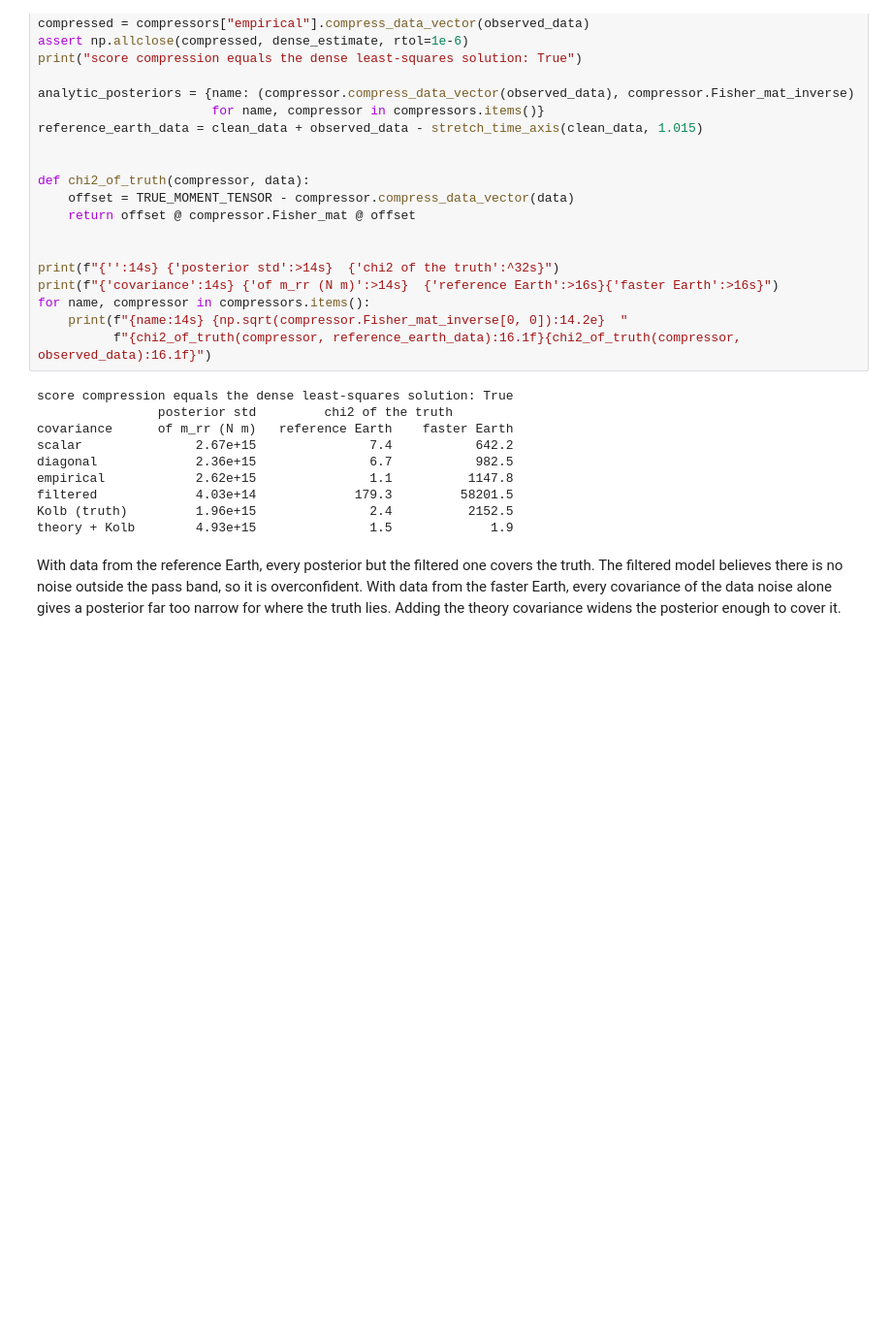
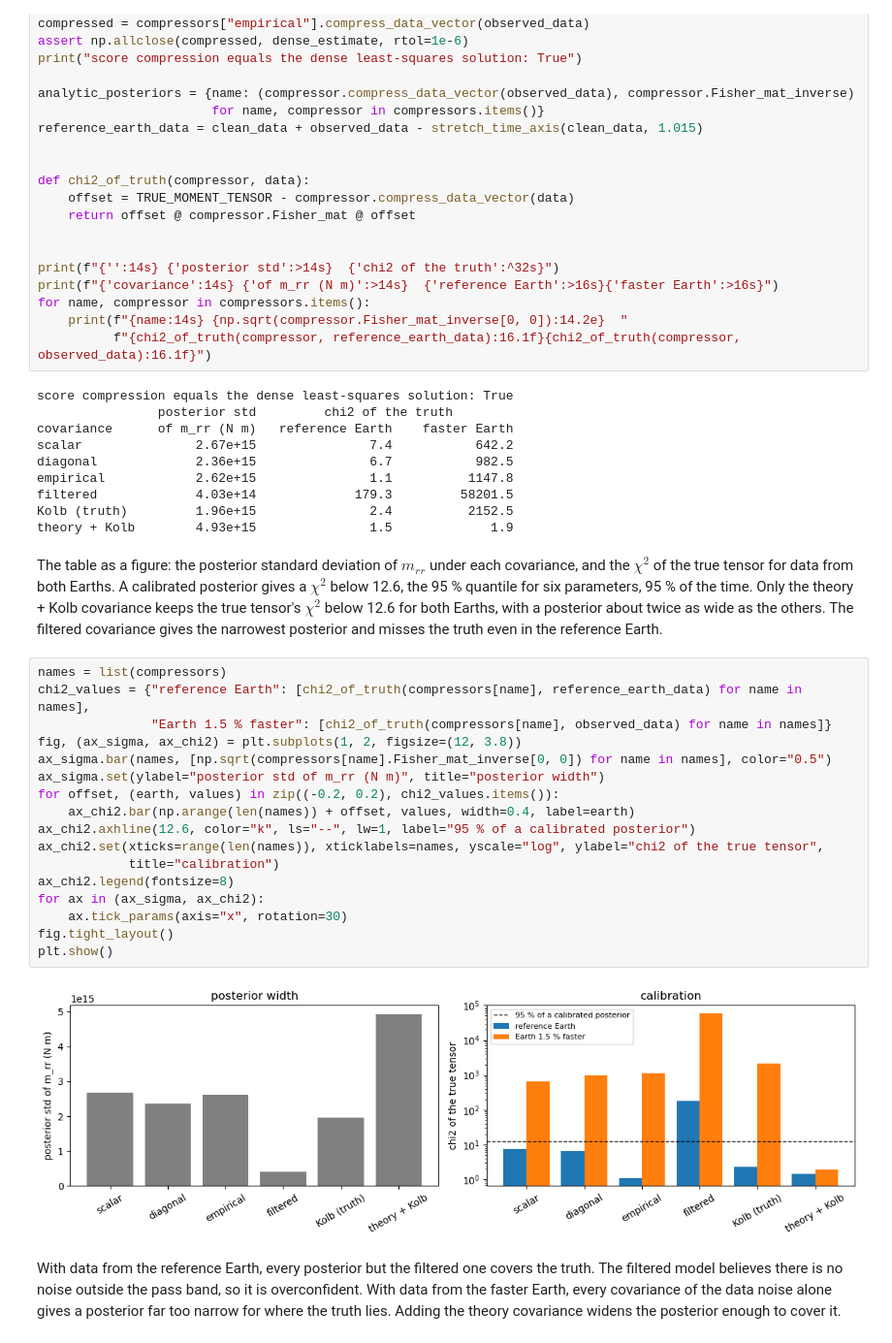
Before and after one commit to asaoulis/seismo-sbi, a Jupyter notebook: examples/02_noise_covariances_and_likelihood.ipynb, the cells around one changed output. Shown at 97% size. Saved outputs shown, nothing was run; the diff lists cells and outputs as text; blank space fills up the shorter version.

```diff
--- a/examples/02_noise_covariances_and_likelihood.ipynb
+++ b/examples/02_noise_covariances_and_likelihood.ipynb
@@ -285,6 +341,29 @@ empirical            2.62e+15               1.1          1147.8
 filtered             4.03e+14             179.3         58201.5
 Kolb (truth)         1.96e+15               2.4          2152.5
 theory + Kolb        4.93e+15               1.5             1.9
+# %% [markdown]
+The table as a figure: the posterior standard deviation of $m_{rr}$ under each covariance, and the $\chi^2$ of
+the true tensor for data from both Earths. A calibrated posterior gives a $\chi^2$ below 12.6, the 95 %
+quantile for six parameters, 95 % of the time. Only the theory + Kolb covariance keeps the true tensor's $\chi^2$ below 12.6 for both Earths, with a posterior about twice as wide as the others. The filtered covariance gives the narrowest posterior and misses the truth even in the reference Earth.
+# %%
+names = list(compressors)
+chi2_values = {"reference Earth": [chi2_of_truth(compressors[name], reference_earth_data) for name in names],
+               "Earth 1.5 % faster": [chi2_of_truth(compressors[name], observed_data) for name in names]}
+fig, (ax_sigma, ax_chi2) = plt.subplots(1, 2, figsize=(12, 3.8))
+ax_sigma.bar(names, [np.sqrt(compressors[name].Fisher_mat_inverse[0, 0]) for name in names], color="0.5")
+ax_sigma.set(ylabel="posterior std of m_rr (N m)", title="posterior width")
+for offset, (earth, values) in zip((-0.2, 0.2), chi2_values.items()):
+    ax_chi2.bar(np.arange(len(names)) + offset, values, width=0.4, label=earth)
+ax_chi2.axhline(12.6, color="k", ls="--", lw=1, label="95 % of a calibrated posterior")
+ax_chi2.set(xticks=range(len(names)), xticklabels=names, yscale="log", ylabel="chi2 of the true tensor",
+            title="calibration")
+ax_chi2.legend(fontsize=8)
+for ax in (ax_sigma, ax_chi2):
+    ax.tick_params(axis="x", rotation=30)
+fig.tight_layout()
+plt.show()
+# %% [output]
+[figure, added]
 # %% [markdown]
 With data from the reference Earth, every posterior but the filtered one covers the truth. The
 filtered model believes there is no noise outside the pass band, so it is overconfident. With data
```
Also changed, not shown: parts of 7 cells of this notebook, 1 other file.
